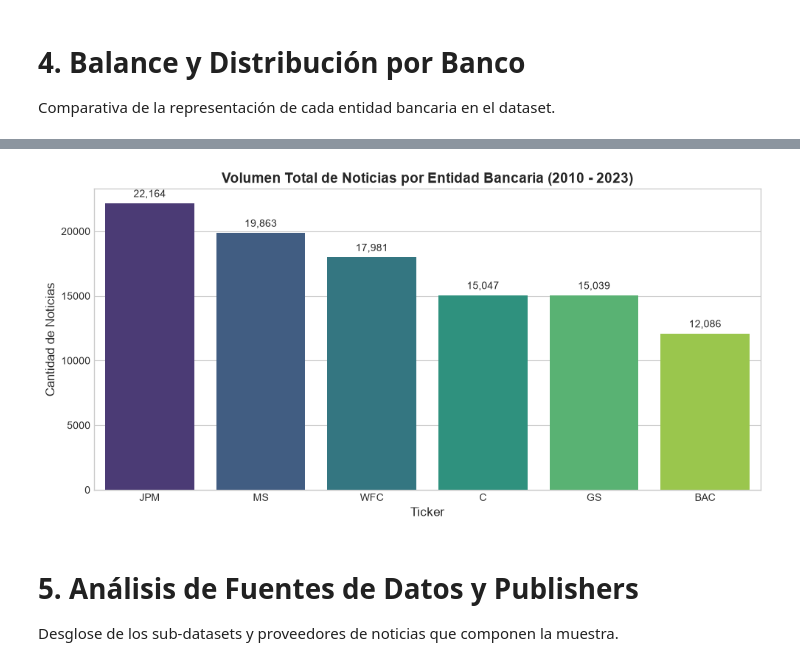
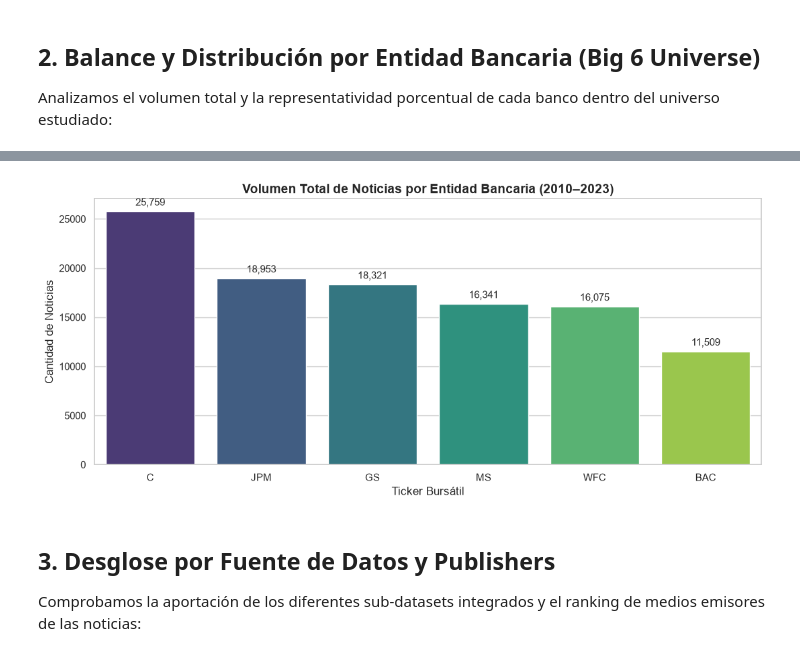
Before and after one commit to ArturoCarrilloJimenez/TFM-Master, a Jupyter notebook: src/notebooks/multisource_financial_news_EDA_2010_2023.ipynb, the cells around one changed output, grey strips where cells are left out. Drawn from its saved outputs; the diff is of its cells as text; code cells hidden in the pictures.

```diff
--- a/src/notebooks/multisource_financial_news_EDA_2010_2023.ipynb
+++ b/src/notebooks/multisource_financial_news_EDA_2010_2023.ipynb
@@ -236,34 +149,44 @@ plt.show()
-# %% [markdown]
-# 4. Balance y Distribución por Banco
-Comparativa de la representación de cada entidad bancaria en el dataset.
+# %% [markdown]
+## 2. Balance y Distribución por Entidad Bancaria (Big 6 Universe)
+
+Analizamos el volumen total y la representatividad porcentual de cada banco dentro del universo estudiado:
 # %%
-# ==============================================================================
-# 4.1 CONTEO TOTAL Y PORCENTAJE POR BANCO
-# ==============================================================================
-bancos_summary = df.groupby('ticker').agg(
-    total_articulos=('text', 'count'),
-    primer_articulo=('datetime', 'min'),
-    ultimo_articulo=('datetime', 'max'),
-    fuentes_distintas=('dataset_source', 'nunique')
+# 2.1 Resumen consolidado por banco
+resumen_bancos = df.groupby("ticker").agg(
+    nombre_banco=("company_name", "first"),
+    cik=("cik", "first"),
+    total_articulos=("text", "count"),
+    palabras_media=("word_count", "mean"),
+    primer_articulo=("datetime", "min"),
+    ultimo_articulo=("datetime", "max")
 ).reset_index()
 
-bancos_summary['nombre_banco'] = bancos_summary['ticker'].map(lambda t: TIKETS.get(t, ('', ''))[1])
-bancos_summary['porcentaje'] = (bancos_summary['total_articulos'] / len(df)) * 100
-bancos_summary = bancos_summary.sort_values(by='total_articulos', ascending=False)
-display(bancos_summary[['ticker', 'nombre_banco', 'total_articulos', 'porcentaje', 'primer_articulo', 'ultimo_articulo']])
+resumen_bancos["porcentaje"] = (resumen_bancos["total_articulos"] / len(df)) * 100
+resumen_bancos["palabras_media"] = resumen_bancos["palabras_media"].round(1)
+resumen_bancos = resumen_bancos.sort_values(by="total_articulos", ascending=False).reset_index(drop=True)
 
-# 4.2 GRÁFICO DE BARRAS DE VOLUMEN TOTAL POR BANCO
-plt.figure(figsize=(10, 5))
-palette = sns.color_palette('viridis', len(bancos_summary))
-ax = sns.barplot(data=bancos_summary, x='ticker', y='total_articulos', hue='ticker', palette=palette, legend=False)
-plt.title('Volumen Total de Noticias por Entidad Bancaria (2010 - 2023)', fontsize=14, weight='bold')
-plt.xlabel('Ticker', fontsize=12)
-plt.ylabel('Cantidad de Noticias', fontsize=12)
+display(resumen_bancos[["ticker", "nombre_banco", "cik", "total_articulos", "porcentaje", "palabras_media", "primer_articulo", "ultimo_articulo"]])
+
+# 2.2 Gráfico de barras de volumen por banco
+plt.figure(figsize=(11, 5))
+palette = sns.color_palette("viridis", len(resumen_bancos))
+ax = sns.barplot(
+    data=resumen_bancos,
+    x="ticker",
+    y="total_articulos",
+    hue="ticker",
+    palette=palette,
+    legend=False
+)
+plt.title("Volumen Total de Noticias por Entidad Bancaria (2010–2023)", fontsize=14, weight="bold")
+plt.xlabel("Ticker Bursátil", fontsize=12)
+plt.ylabel("Cantidad de Noticias", fontsize=12)
 
 for p in ax.patches:
-    ax.annotate(f"{int(p.get_height()):,}",
-                (p.get_x() + p.get_width() / 2., p.get_height()),
-                ha='center', va='bottom', fontsize=10,
+    height = p.get_height()
+    ax.annotate(f"{int(height):,}",
+                (p.get_x() + p.get_width() / 2., height),
+                ha='center', va='bottom', fontsize=11,
                 xytext=(0, 4), textcoords='offset points')
 
 plt.tight_layout()
@@ -279,5 +202,6 @@ plt.show()
-[figure, old version]
+[figure, new version]
 # %% [markdown]
-# 5. Análisis de Fuentes de Datos y Publishers
-Desglose de los sub-datasets y proveedores de noticias que componen la muestra.
+## 3. Desglose por Fuente de Datos y Publishers
+
+Comprobamos la aportación de los diferentes sub-datasets integrados y el ranking de medios emisores de las noticias:
 # %%
```
Also changed, not shown: parts of 21 cells of this notebook, 1 other file.
